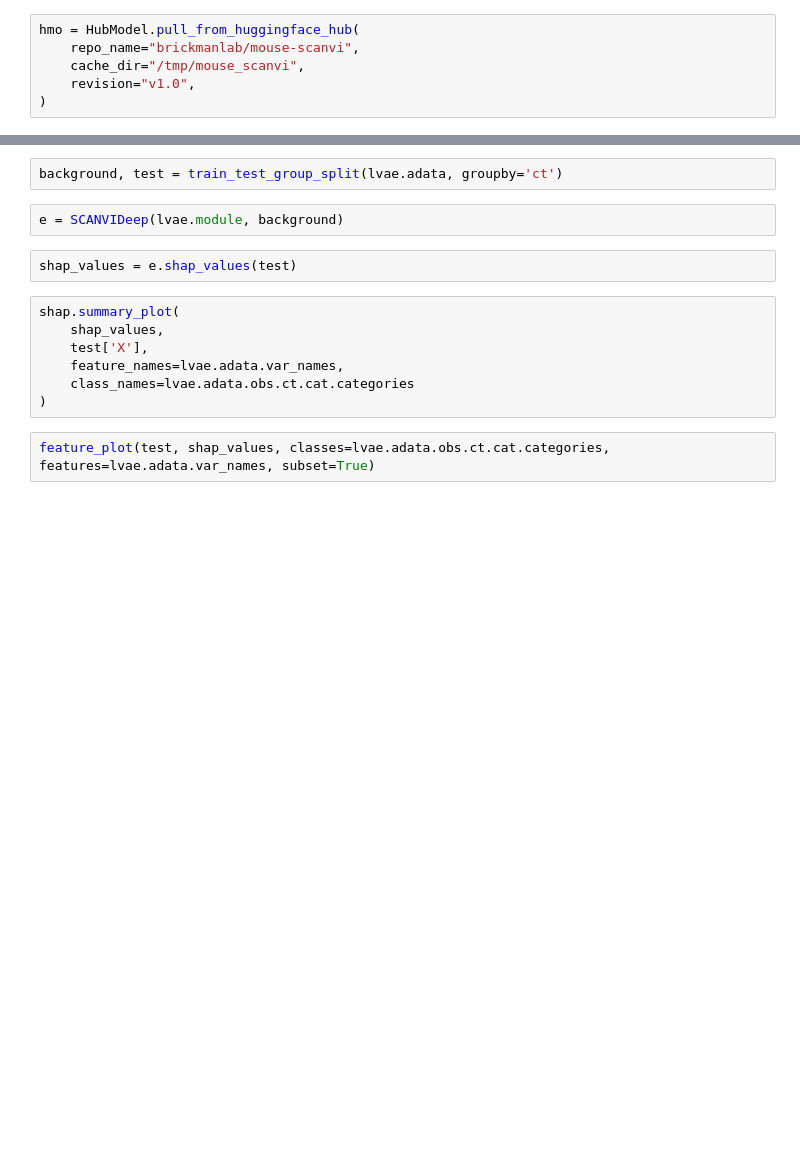
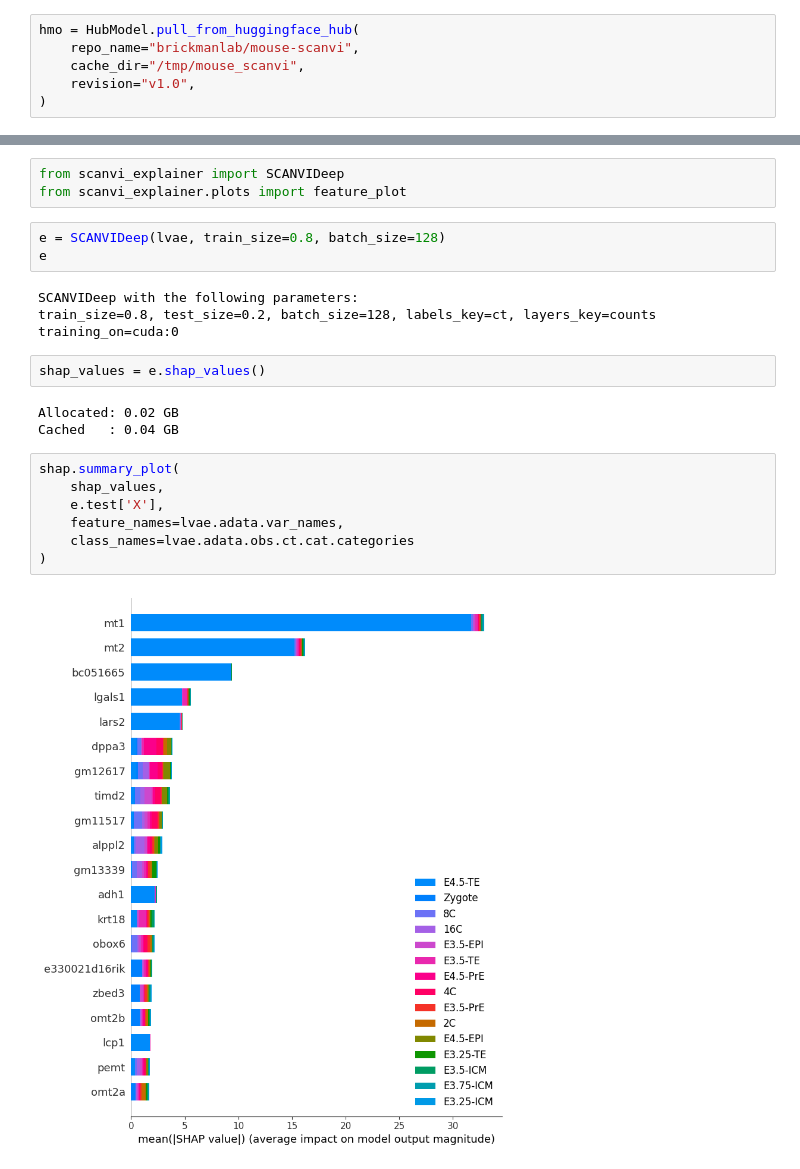
Before and after one commit to brickmanlab/scanvi-explainer, a Jupyter notebook: docs/notebooks/Example.ipynb, the cells around one changed output, grey strips where cells are left out. Saved outputs shown, nothing was run; the diff lists cells and outputs as text; blank space fills up the shorter version.

```diff
--- a/docs/notebooks/Example.ipynb
+++ b/docs/notebooks/Example.ipynb
@@ -117,15 +39,24 @@ lvae
-# %%
-background, test = train_test_group_split(lvae.adata, groupby='ct')
-# %%
-e = SCANVIDeep(lvae.module, background)
+# %%
+from scanvi_explainer import SCANVIDeep
+from scanvi_explainer.plots import feature_plot
+# %%
+e = SCANVIDeep(lvae, train_size=0.8, batch_size=128)
+e
+# %% [output]
+SCANVIDeep with the following parameters:
+train_size=0.8, test_size=0.2, batch_size=128, labels_key=ct, layers_key=counts
+training_on=cuda:0
 # %%
-shap_values = e.shap_values(test)
+shap_values = e.shap_values()
+# %% [output]
+Allocated: 0.02 GB
+Cached   : 0.04 GB
 # %%
 shap.summary_plot(
     shap_values,
-    test['X'],
+    e.test['X'],
     feature_names=lvae.adata.var_names,
     class_names=lvae.adata.obs.ct.cat.categories
 )
+# %% [output]
+[figure, added]
-# %%
-feature_plot(test, shap_values, classes=lvae.adata.obs.ct.cat.categories, features=lvae.adata.var_names, subset=True)
```
Also changed, not shown: parts of 6 cells of this notebook, 2 other files.
